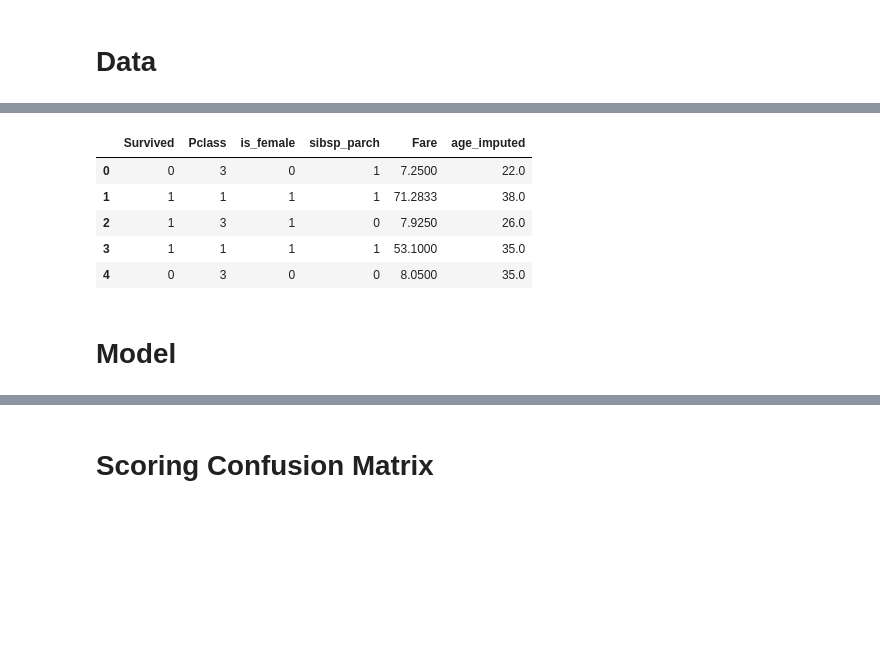
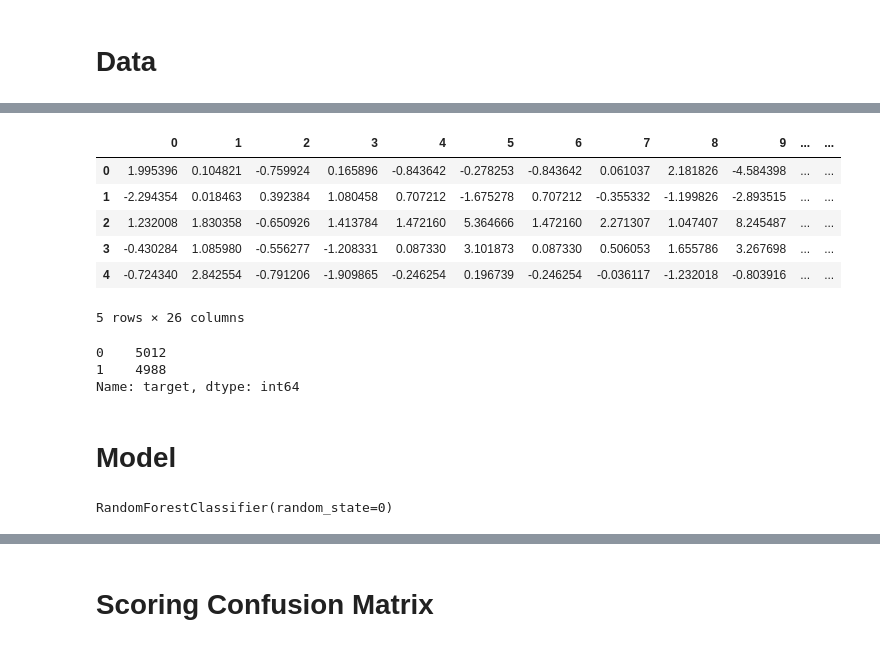
Before and after one commit to joaopalmeiro/datavis-python-playground, a Jupyter notebook: scoring-confusion-matrix/demo.ipynb, the cells around one changed output, grey strips where cells are left out. Cells and saved outputs as stored; diff of their text form; code cells hidden in the pictures; blank space fills up the shorter version.

```diff
--- a/scoring-confusion-matrix/demo.ipynb
+++ b/scoring-confusion-matrix/demo.ipynb
@@ -27,11 +17,18 @@ df.head()
 # %%
-df_ml = prepare_titanic_data(df)
+df_ml = make_classification_df(SEED)
 df_ml.head()
 # %% [output]
-|  | Survived | Pclass | is_female | sibsp_parch | Fare | age_imputed |
-| 0 | 0 | 3 | 0 | 1 | 7.2500 | 22.0 |
-| 1 | 1 | 1 | 1 | 1 | 71.2833 | 38.0 |
-| 2 | 1 | 3 | 1 | 0 | 7.9250 | 26.0 |
-| 3 | 1 | 1 | 1 | 1 | 53.1000 | 35.0 |
-| 4 | 0 | 3 | 0 | 0 | 8.0500 | 35.0 |
+|  | 0 | 1 | 2 | 3 | 4 | 5 | 6 | 7 | 8 | 9 | ... | ... |
+| 0 | 1.995396 | 0.104821 | -0.759924 | 0.165896 | -0.843642 | -0.278253 | -0.843642 | 0.061037 | 2.181826 | -4.584398 | ... | ... |
+| 1 | -2.294354 | 0.018463 | 0.392384 | 1.080458 | 0.707212 | -1.675278 | 0.707212 | -0.355332 | -1.199826 | -2.893515 | ... | ... |
+| 2 | 1.232008 | 1.830358 | -0.650926 | 1.413784 | 1.472160 | 5.364666 | 1.472160 | 2.271307 | 1.047407 | 8.245487 | ... | ... |
+| 3 | -0.430284 | 1.085980 | -0.556277 | -1.208331 | 0.087330 | 3.101873 | 0.087330 | 0.506053 | 1.655786 | 3.267698 | ... | ... |
+| 4 | -0.724340 | 2.842554 | -0.791206 | -1.909865 | -0.246254 | 0.196739 | -0.246254 | -0.036117 | -1.232018 | -0.803916 | ... | ... |
+5 rows × 26 columns
+# %%
+df_ml["target"].value_counts()
+# %% [output]
+0    5012
+1    4988
+Name: target, dtype: int64
 # %%
@@ -44,5 +41,5 @@ X_train, X_test, y_train, y_test = train_test_split(X, y, random_state=SEED)
 # %%
 clf = RandomForestClassifier(random_state=SEED)
 clf.fit(X_train, y_train)
-
-y_pred_proba = clf.predict_proba(X_test)
+# %% [output]
+RandomForestClassifier(random_state=0)
```
Also changed, not shown: parts of 5 cells of this notebook, 3 other files.
